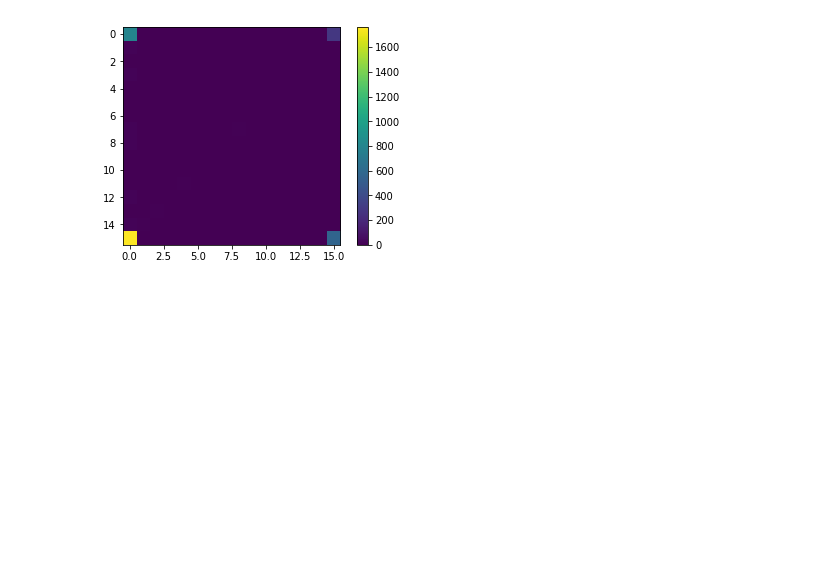
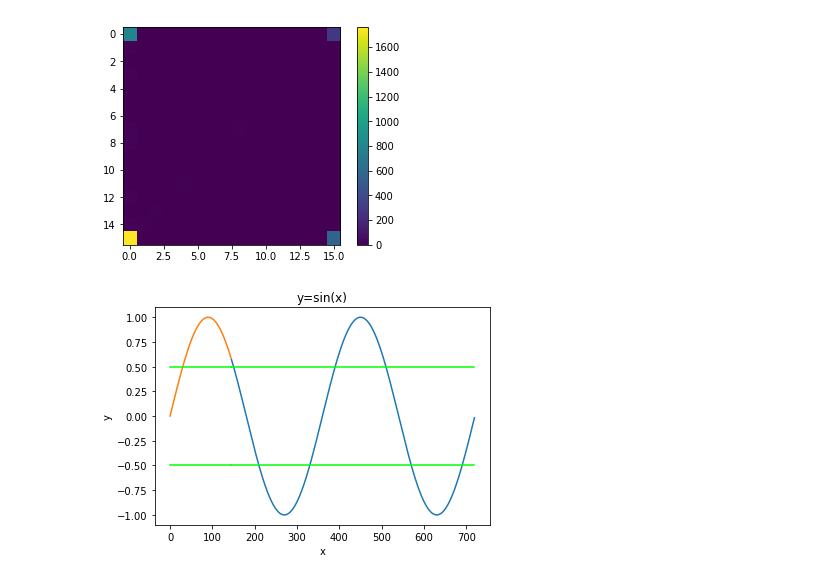
Before and after one commit to ankurparihar/Epileptic-Seizure-Classification, a Jupyter notebook: Plots.ipynb, the cells around one changed output. Drawn from its saved outputs; the diff is of its cells as text; code cells hidden in the pictures; blank space fills up the shorter version.

```diff
--- a/Plots.ipynb
+++ b/Plots.ipynb
@@ -14,3 +7,34 @@ def plot_graph(x_data, y_data, title):
+# %%
+def plot_graph(x_data, y_data, title):
+    plt.plot(x_data, y_data)
+    plt.xlabel('x')
+    plt.ylabel('y')
+    plt.title(title)
+    plt.show()
+def plot_graph_lim(x_data, y_data, lim_l, lim_h, title):
+    plt.plot(x_data, y_data)
+    plt.plot(x_data, [lim_l] * len(x_data), x_data, [lim_h] * len(x_data), color='lime')
+    plt.xlabel('x')
+    plt.ylabel('y')
+    plt.title(title)
+    plt.show()
+def plot_graph_2(x1_data, y1_data, x2_data, y2_data, title):
+    plt.plot(x2_data, y2_data, x1_data, y1_data)
+    plt.xlabel('x')
+    plt.ylabel('y')
+    plt.title(title)
+    plt.show()
+def plot_graph_lim_2(x_data, y_data, part, lim_l, lim_h, title):
+    x1_data = x[:part]
+    x2_data = x[part:]
+    y1_data = y[:part]
+    y2_data = y[part:]
+    plt.plot(x2_data, y2_data, x1_data, y1_data)
+    plt.plot(x1_data, [lim_l] * len(x1_data), x2_data, [lim_l] * len(x2_data), x1_data, [lim_h] * len(x1_data), x2_data, [lim_h] * len(x2_data), color='lime')
+    plt.xlabel('x')
+    plt.ylabel('y')
+    plt.title(title)
+    plt.show()
 # %%
 # ---------------- Shifted waves ---------------- #
 # %%
@@ -142,0 +169,7 @@ model.plot_matrix(matrix[1])
+# %%
+x = list(range(720))
+# %%
+y = [math.sin(math.pi*p/180) for p in x]
+plot_graph_lim_2(x, y, 145, -0.5, 0.5, 'y=sin(x)')
+# %% [output]
+[figure, added]
```
Also changed, not shown: parts of 2 cells of this notebook, 44 other files.
